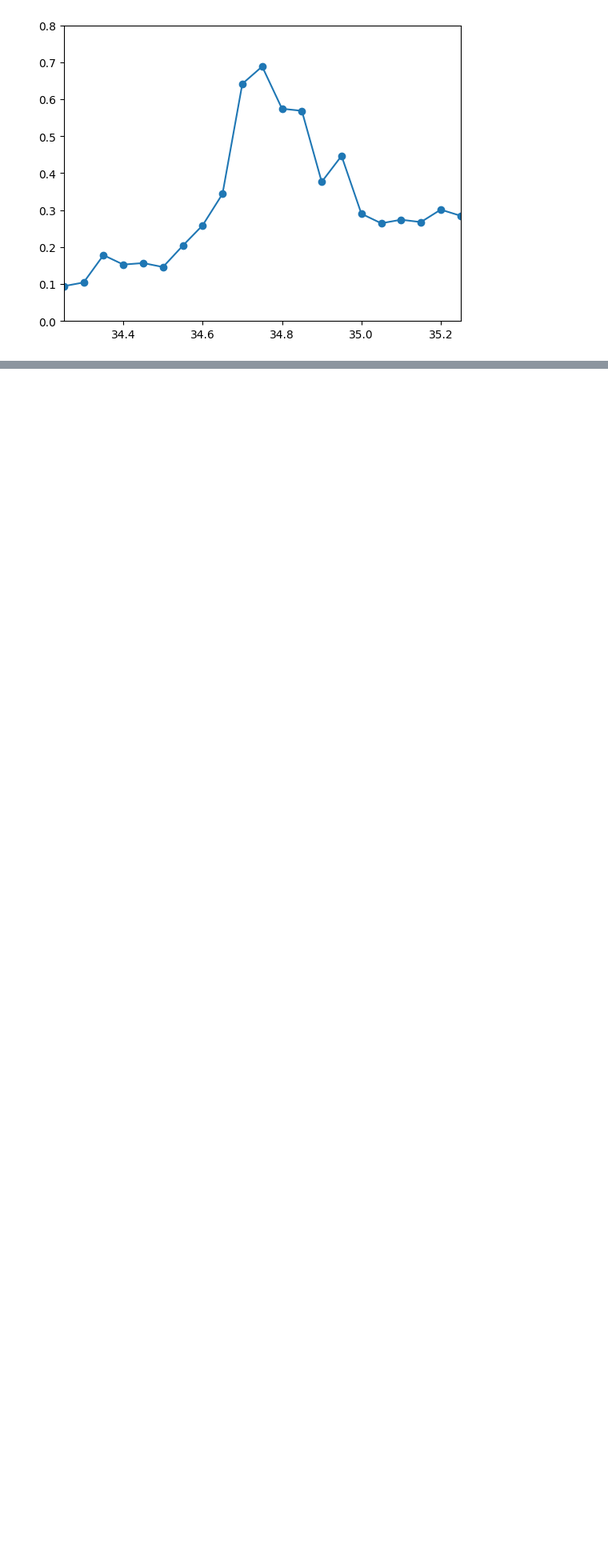
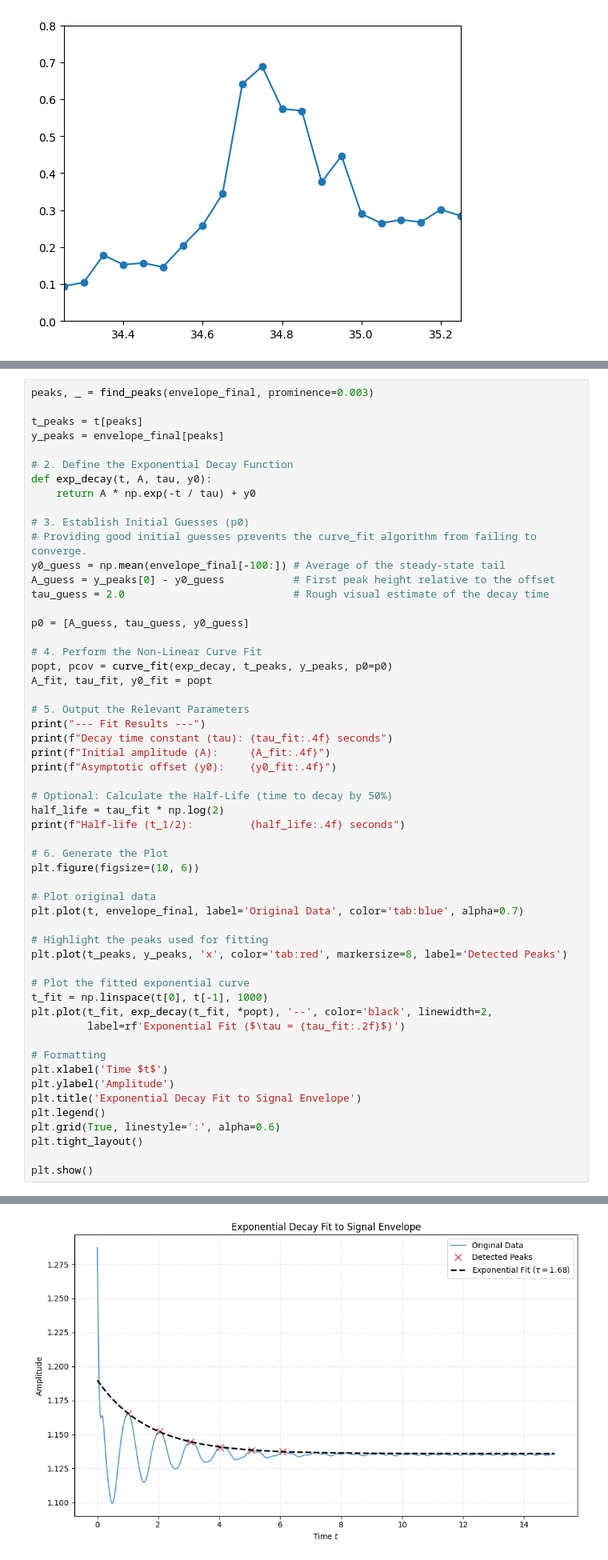
Before and after one commit to labo4gruporocco/Santi, a Jupyter notebook: Young/forzado.ipynb, the cells around one changed output, grey strips where cells are left out. Shown at 80% size. Saved outputs shown, nothing was run; the diff lists cells and outputs as text; blank space fills up the shorter version.

```diff
--- a/Young/forzado.ipynb
+++ b/Young/forzado.ipynb
@@ -384,0 +393,56 @@ plt.ylim(0,0.8)
+# %%
+peaks, _ = find_peaks(envelope_final, prominence=0.003)
+
+t_peaks = t[peaks]
+y_peaks = envelope_final[peaks]
+
+# 2. Define the Exponential Decay Function
+def exp_decay(t, A, tau, y0):
+    return A * np.exp(-t / tau) + y0
+
+# 3. Establish Initial Guesses (p0)
+# Providing good initial guesses prevents the curve_fit algorithm from failing to converge.
+y0_guess = np.mean(envelope_final[-100:]) # Average of the steady-state tail
+A_guess = y_peaks[0] - y0_guess           # First peak height relative to the offset
+tau_guess = 2.0                           # Rough visual estimate of the decay time
+
+p0 = [A_guess, tau_guess, y0_guess]
+
+# 4. Perform the Non-Linear Curve Fit
+popt, pcov = curve_fit(exp_decay, t_peaks, y_peaks, p0=p0)
+A_fit, tau_fit, y0_fit = popt
+
+# 5. Output the Relevant Parameters
+print("--- Fit Results ---")
+print(f"Decay time constant (tau): {tau_fit:.4f} seconds")
+print(f"Initial amplitude (A):     {A_fit:.4f}")
+print(f"Asymptotic offset (y0):    {y0_fit:.4f}")
+
+# Optional: Calculate the Half-Life (time to decay by 50%)
+half_life = tau_fit * np.log(2)
+print(f"Half-life (t_1/2):         {half_life:.4f} seconds")
+
+# 6. Generate the Plot
+plt.figure(figsize=(10, 6))
+
+# Plot original data
+plt.plot(t, envelope_final, label='Original Data', color='tab:blue', alpha=0.7)
+
+# Highlight the peaks used for fitting
+plt.plot(t_peaks, y_peaks, 'x', color='tab:red', markersize=8, label='Detected Peaks')
+
+# Plot the fitted exponential curve
+t_fit = np.linspace(t[0], t[-1], 1000)
+plt.plot(t_fit, exp_decay(t_fit, *popt), '--', color='black', linewidth=2,
+         label=rf'Exponential Fit ($\tau = {tau_fit:.2f}$)')
+
+# Formatting
+plt.xlabel('Time $t$')
+plt.ylabel('Amplitude')
+plt.title('Exponential Decay Fit to Signal Envelope')
+plt.legend()
+plt.grid(True, linestyle=':', alpha=0.6)
+plt.tight_layout()
+
+plt.show()
+# %% [output]
@@ -384,0 +454 @@ plt.ylim(0,0.8)
+[figure, added]
```
Also changed, not shown: parts of 15 cells of this notebook.
